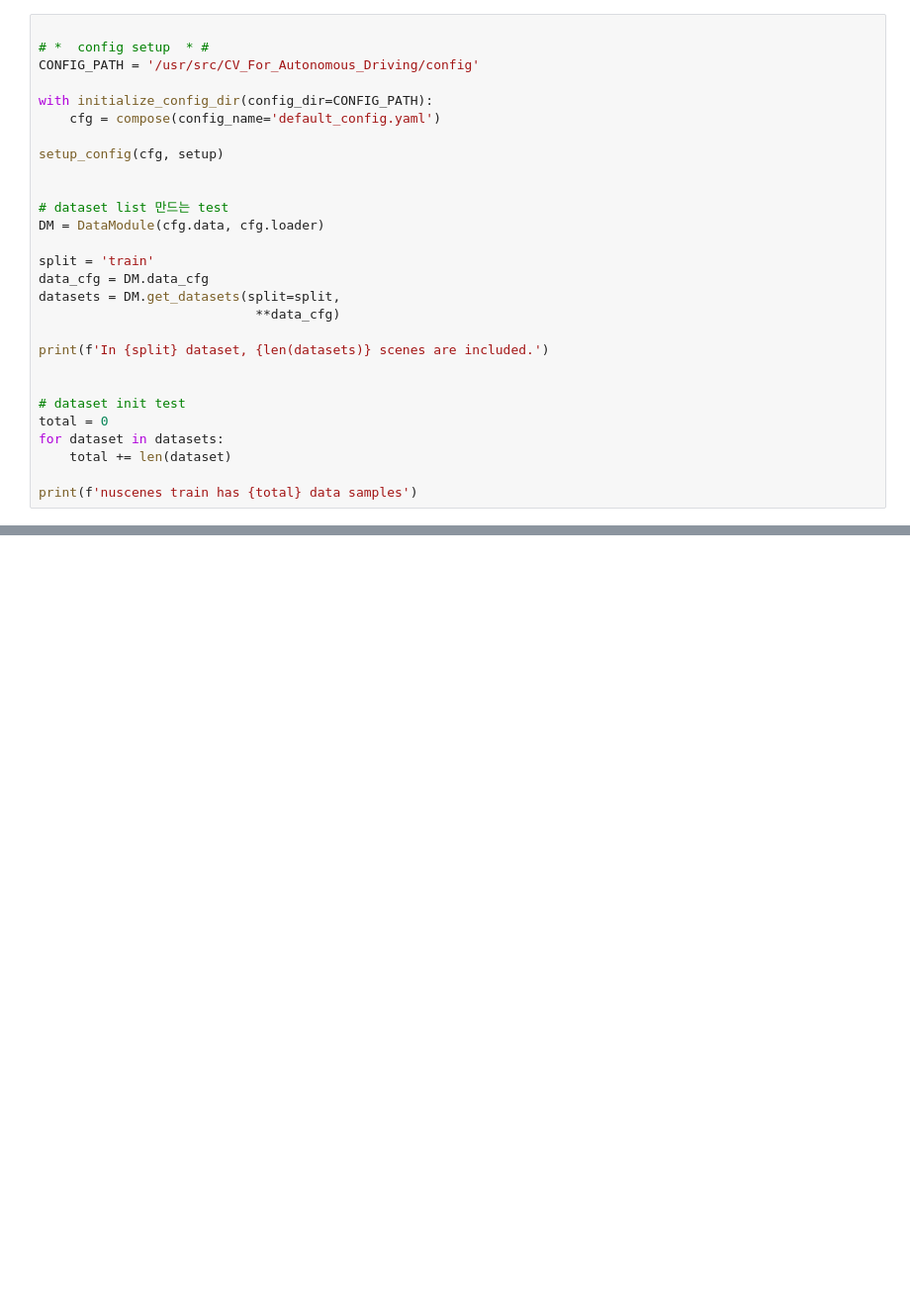
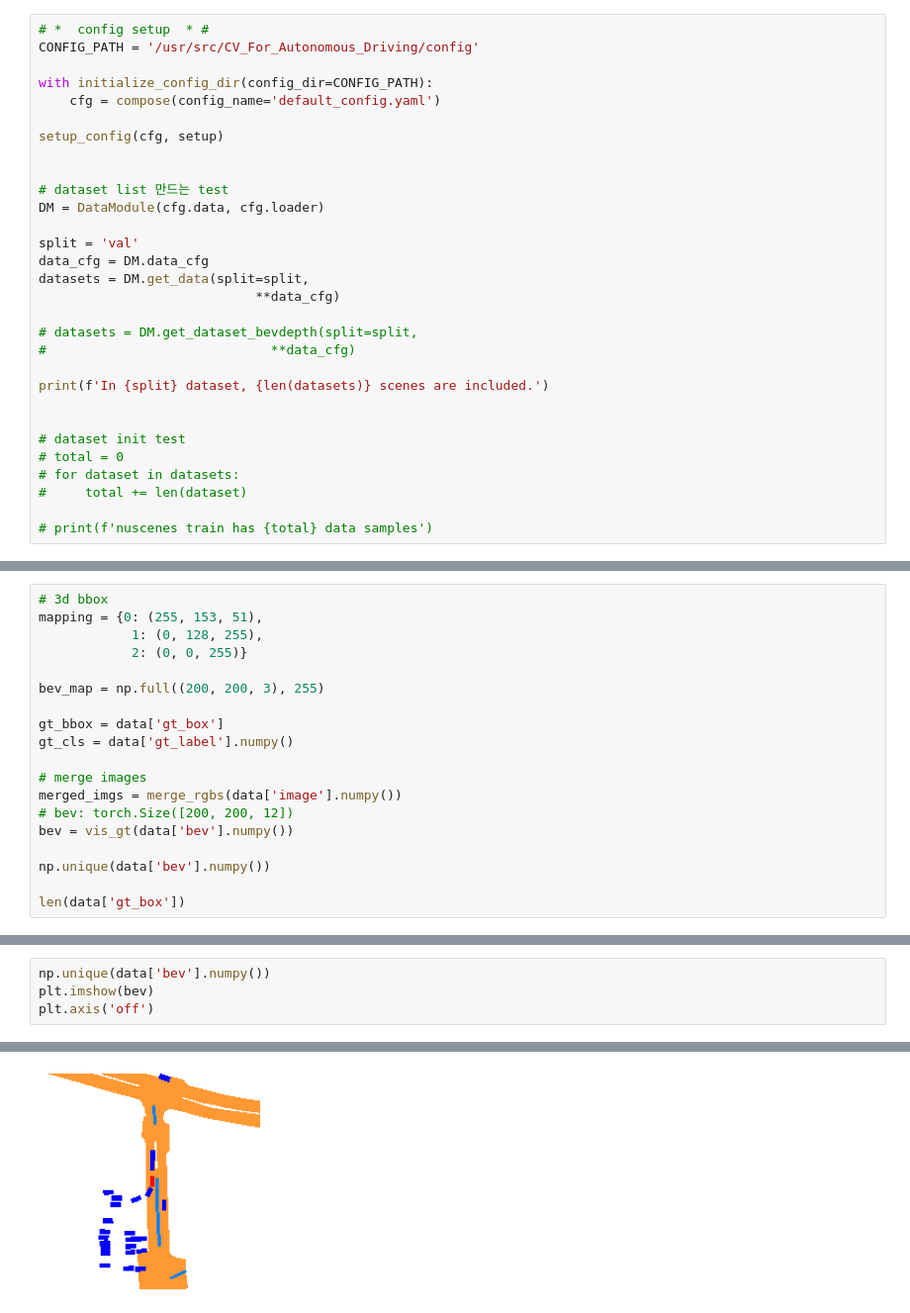
Before and after one commit to neonkill/BEVfor3DOD, a Jupyter notebook: debugging/dataset_debugging.ipynb, the cells around one changed output, grey strips where cells are left out. Shown: that part at 99% size. Drawn from its saved outputs; the diff is of its cells as text; blank space fills up the shorter version.

```diff
--- a/debugging/dataset_debugging.ipynb
+++ b/debugging/dataset_debugging.ipynb
@@ -77,5 +67,4 @@ def merge_rgbs(imgs):
 # %%
-
 # *  config setup  * #
 CONFIG_PATH = '/usr/src/CV_For_Autonomous_Driving/config'
 
@@ -88,20 +77,23 @@ setup_config(cfg, setup)
 # dataset list 만드는 test
 DM = DataModule(cfg.data, cfg.loader)
 
-split = 'train'
+split = 'val'
 data_cfg = DM.data_cfg
-datasets = DM.get_datasets(split=split,
+datasets = DM.get_data(split=split,
                             **data_cfg)
+
+# datasets = DM.get_dataset_bevdepth(split=split,
+#                             **data_cfg)
 
 print(f'In {split} dataset, {len(datasets)} scenes are included.')
 
 
 # dataset init test
-total = 0
-for dataset in datasets:
-    total += len(dataset)
+# total = 0
+# for dataset in datasets:
+#     total += len(dataset)
 
-print(f'nuscenes train has {total} data samples')
+# print(f'nuscenes train has {total} data samples')
 # %% [output]
 The version_base parameter is not specified.
 Please specify a compatability version level, or None.
@@ -173,0 +168,19 @@ plt.axis('off')
+# %%
+# 3d bbox
+mapping = {0: (255, 153, 51),
+            1: (0, 128, 255),
+            2: (0, 0, 255)}
+
+bev_map = np.full((200, 200, 3), 255)
+
+gt_bbox = data['gt_box']
+gt_cls = data['gt_label'].numpy()
+
+# merge images
+merged_imgs = merge_rgbs(data['image'].numpy())
+# bev: torch.Size([200, 200, 12])
+bev = vis_gt(data['bev'].numpy())
+
+np.unique(data['bev'].numpy())
+
+len(data['gt_box'])
@@ -173,0 +252,5 @@ plt.axis('off')
+# %%
+np.unique(data['bev'].numpy())
+plt.imshow(bev)
+plt.axis('off')
+# %% [output]
@@ -173,0 +258 @@ plt.axis('off')
+[figure, added]
```
Also changed, not shown: parts of 17 cells of this notebook.
